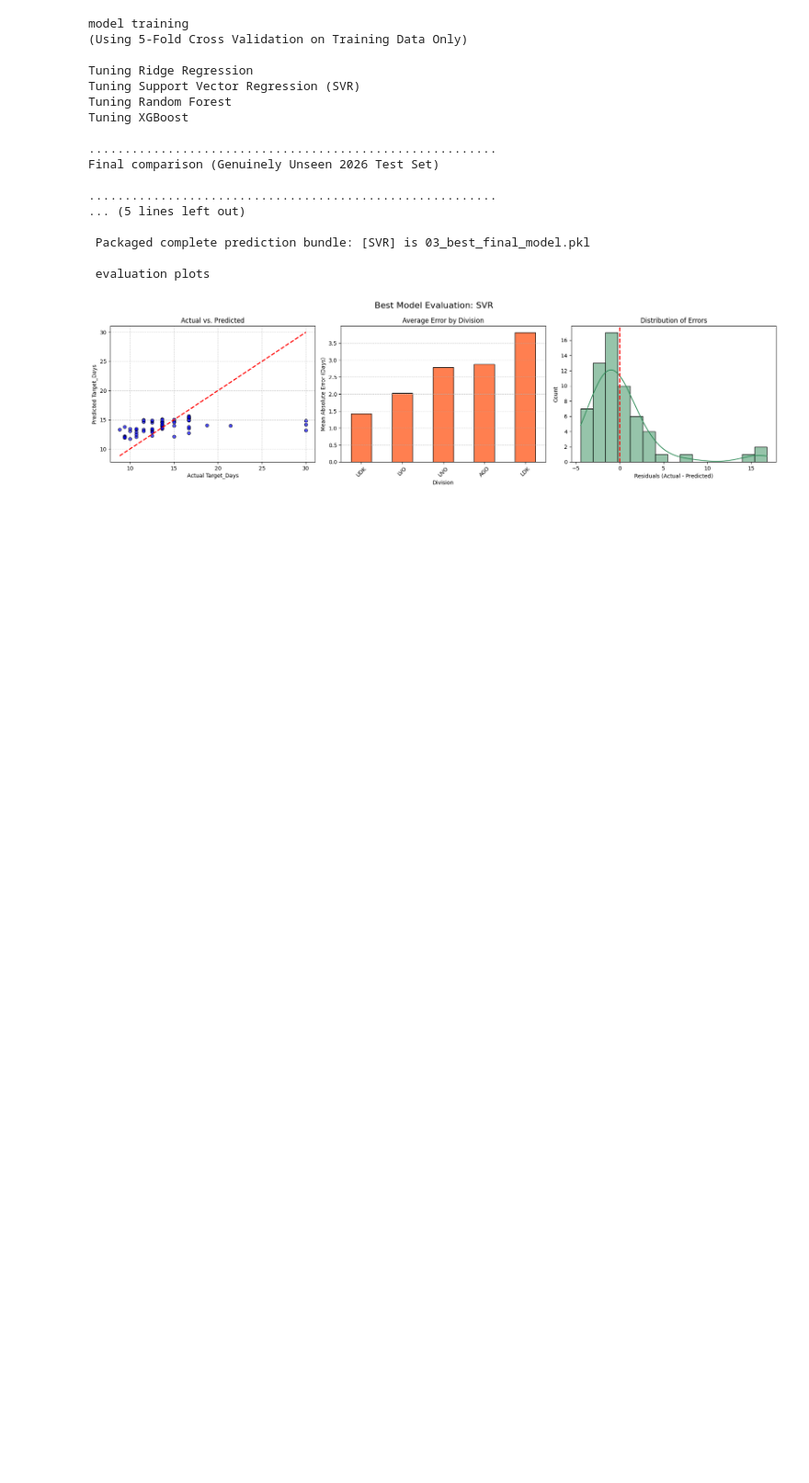
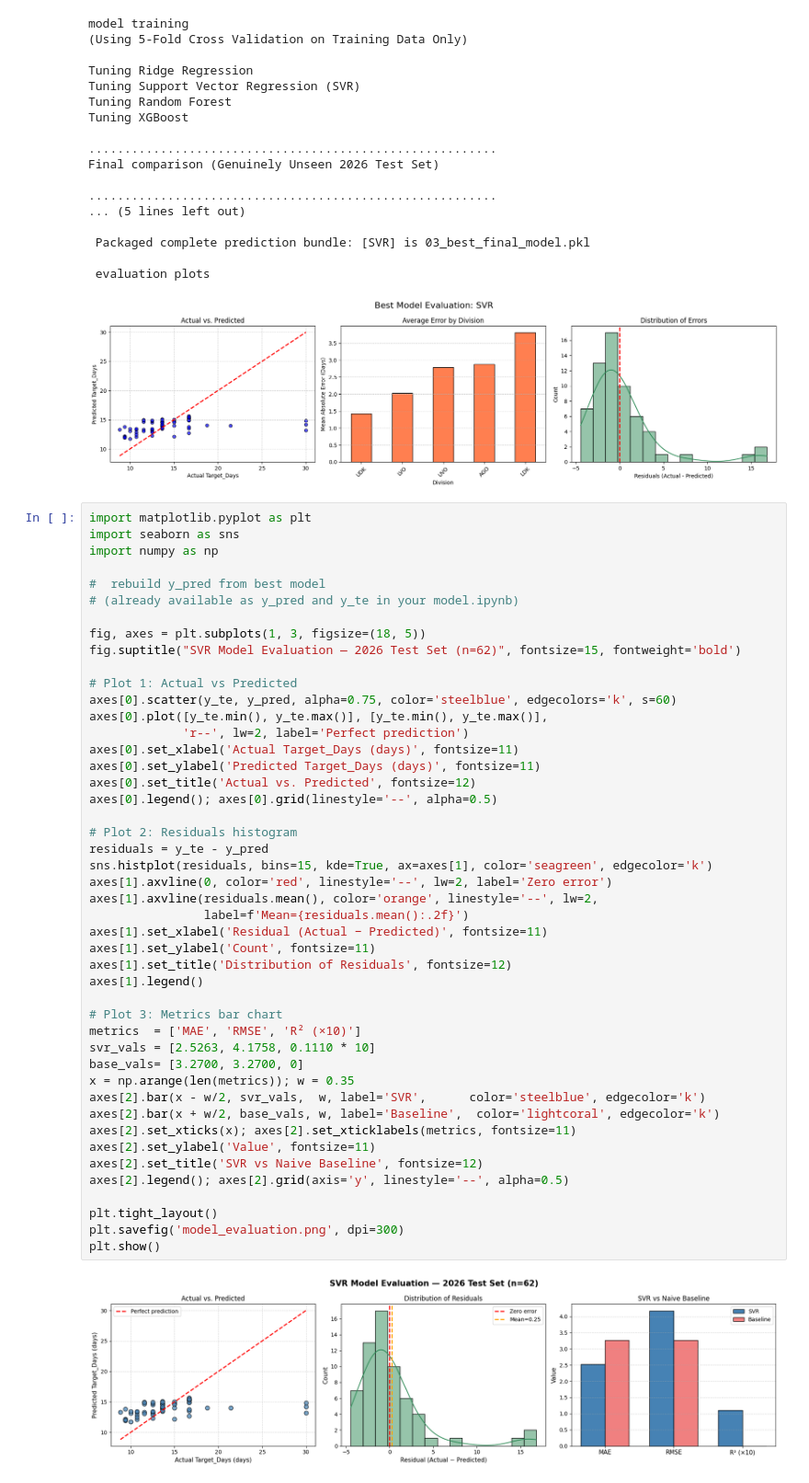
Before and after one commit to Akshatha7710/smart-tea-estate-management-system, a Jupyter notebook: SVR_model.ipynb, the cells around one changed output. Shown at 92% size. Drawn from its saved outputs; the diff is of its cells as text; blank space fills up the shorter version.

```diff
--- a/SVR_model.ipynb
+++ b/SVR_model.ipynb
@@ -197,3 +197,51 @@ Final comparison (Genuinely Unseen 2026 Test Set)
 
  evaluation plots
 [figure]
+# %%
+import matplotlib.pyplot as plt
+import seaborn as sns
+import numpy as np
+
+#  rebuild y_pred from best model
+# (already available as y_pred and y_te in your model.ipynb)
+
+fig, axes = plt.subplots(1, 3, figsize=(18, 5))
+fig.suptitle("SVR Model Evaluation — 2026 Test Set (n=62)", fontsize=15, fontweight='bold')
+
+# Plot 1: Actual vs Predicted
+axes[0].scatter(y_te, y_pred, alpha=0.75, color='steelblue', edgecolors='k', s=60)
+axes[0].plot([y_te.min(), y_te.max()], [y_te.min(), y_te.max()],
+             'r--', lw=2, label='Perfect prediction')
+axes[0].set_xlabel('Actual Target_Days (days)', fontsize=11)
+axes[0].set_ylabel('Predicted Target_Days (days)', fontsize=11)
+axes[0].set_title('Actual vs. Predicted', fontsize=12)
+axes[0].legend(); axes[0].grid(linestyle='--', alpha=0.5)
+
+# Plot 2: Residuals histogram
+residuals = y_te - y_pred
+sns.histplot(residuals, bins=15, kde=True, ax=axes[1], color='seagreen', edgecolor='k')
+axes[1].axvline(0, color='red', linestyle='--', lw=2, label='Zero error')
+axes[1].axvline(residuals.mean(), color='orange', linestyle='--', lw=2,
+                label=f'Mean={residuals.mean():.2f}')
+axes[1].set_xlabel('Residual (Actual − Predicted)', fontsize=11)
+axes[1].set_ylabel('Count', fontsize=11)
+axes[1].set_title('Distribution of Residuals', fontsize=12)
+axes[1].legend()
+
+# Plot 3: Metrics bar chart
+metrics  = ['MAE', 'RMSE', 'R² (×10)']
+svr_vals = [2.5263, 4.1758, 0.1110 * 10]
+base_vals= [3.2700, 3.2700, 0]
+x = np.arange(len(metrics)); w = 0.35
+axes[2].bar(x - w/2, svr_vals,  w, label='SVR',      color='steelblue', edgecolor='k')
+axes[2].bar(x + w/2, base_vals, w, label='Baseline',  color='lightcoral', edgecolor='k')
+axes[2].set_xticks(x); axes[2].set_xticklabels(metrics, fontsize=11)
+axes[2].set_ylabel('Value', fontsize=11)
+axes[2].set_title('SVR vs Naive Baseline', fontsize=12)
+axes[2].legend(); axes[2].grid(axis='y', linestyle='--', alpha=0.5)
+
+plt.tight_layout()
+plt.savefig('model_evaluation.png', dpi=300)
+plt.show()
+# %% [output]
+[figure, added]
```
Also changed, not shown: 10 other files.
